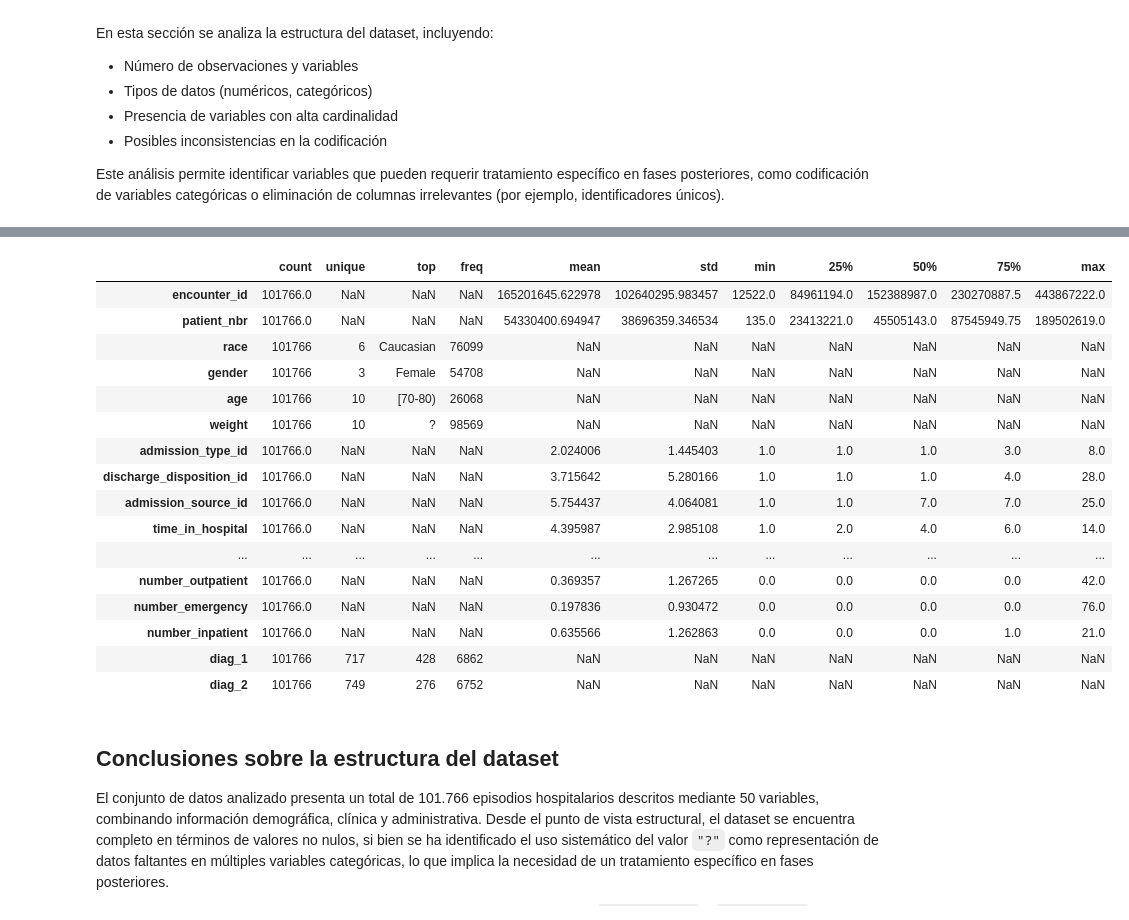
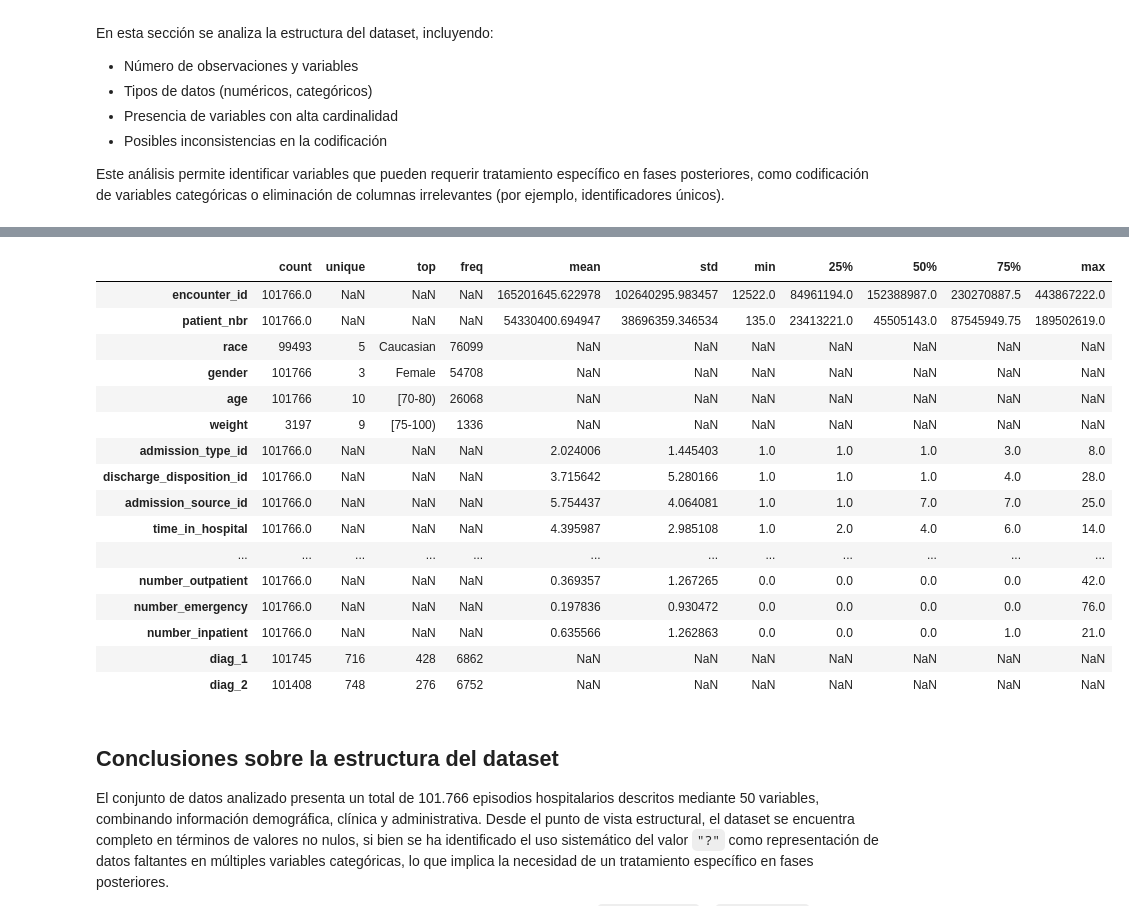
Before and after one commit to pgomezrev/TFM_Prediccion_reingreso_alta, a Jupyter notebook: notebooks/01_eda.ipynb, the cells around one changed output, grey strips where cells are left out. Saved outputs shown, nothing was run; the diff lists cells and outputs as text; code cells hidden in the pictures.

```diff
--- a/notebooks/01_eda.ipynb
+++ b/notebooks/01_eda.ipynb
@@ -78,15 +78,16 @@ Data columns (total 50 columns):
 dtypes: int64(13), str(37)
 memory usage: 38.8 MB
 # %%
+df.describe(include='all').T.to_excel("..\data\exports\describe_numeric.xlsx")
 df.describe(include='all').T.head(20)
 # %% [output]
 |  | count | unique | top | freq | mean | std | min | 25% | 50% | 75% | max |
 | encounter_id | 101766.0 | NaN | NaN | NaN | 165201645.622978 | 102640295.983457 | 12522.0 | 84961194.0 | 152388987.0 | 230270887.5 | 443867222.0 |
 | patient_nbr | 101766.0 | NaN | NaN | NaN | 54330400.694947 | 38696359.346534 | 135.0 | 23413221.0 | 45505143.0 | 87545949.75 | 189502619.0 |
-| race | 101766 | 6 | Caucasian | 76099 | NaN | NaN | NaN | NaN | NaN | NaN | NaN |
+| race | 99493 | 5 | Caucasian | 76099 | NaN | NaN | NaN | NaN | NaN | NaN | NaN |
 | gender | 101766 | 3 | Female | 54708 | NaN | NaN | NaN | NaN | NaN | NaN | NaN |
 | age | 101766 | 10 | [70-80) | 26068 | NaN | NaN | NaN | NaN | NaN | NaN | NaN |
-| weight | 101766 | 10 | ? | 98569 | NaN | NaN | NaN | NaN | NaN | NaN | NaN |
+| weight | 3197 | 9 | [75-100) | 1336 | NaN | NaN | NaN | NaN | NaN | NaN | NaN |
 | admission_type_id | 101766.0 | NaN | NaN | NaN | 2.024006 | 1.445403 | 1.0 | 1.0 | 1.0 | 3.0 | 8.0 |
 | discharge_disposition_id | 101766.0 | NaN | NaN | NaN | 3.715642 | 5.280166 | 1.0 | 1.0 | 1.0 | 4.0 | 28.0 |
 | admission_source_id | 101766.0 | NaN | NaN | NaN | 5.754437 | 4.064081 | 1.0 | 1.0 | 7.0 | 7.0 | 25.0 |
@@ -95,8 +96,8 @@ df.describe(include='all').T.head(20)
 | number_outpatient | 101766.0 | NaN | NaN | NaN | 0.369357 | 1.267265 | 0.0 | 0.0 | 0.0 | 0.0 | 42.0 |
 | number_emergency | 101766.0 | NaN | NaN | NaN | 0.197836 | 0.930472 | 0.0 | 0.0 | 0.0 | 0.0 | 76.0 |
 | number_inpatient | 101766.0 | NaN | NaN | NaN | 0.635566 | 1.262863 | 0.0 | 0.0 | 0.0 | 1.0 | 21.0 |
-| diag_1 | 101766 | 717 | 428 | 6862 | NaN | NaN | NaN | NaN | NaN | NaN | NaN |
-| diag_2 | 101766 | 749 | 276 | 6752 | NaN | NaN | NaN | NaN | NaN | NaN | NaN |
+| diag_1 | 101745 | 716 | 428 | 6862 | NaN | NaN | NaN | NaN | NaN | NaN | NaN |
+| diag_2 | 101408 | 748 | 276 | 6752 | NaN | NaN | NaN | NaN | NaN | NaN | NaN |
 # %% [markdown]
 ## Conclusiones sobre la estructura del dataset
 
```
Also changed, not shown: parts of 1 cell of this notebook, 10 other files.
